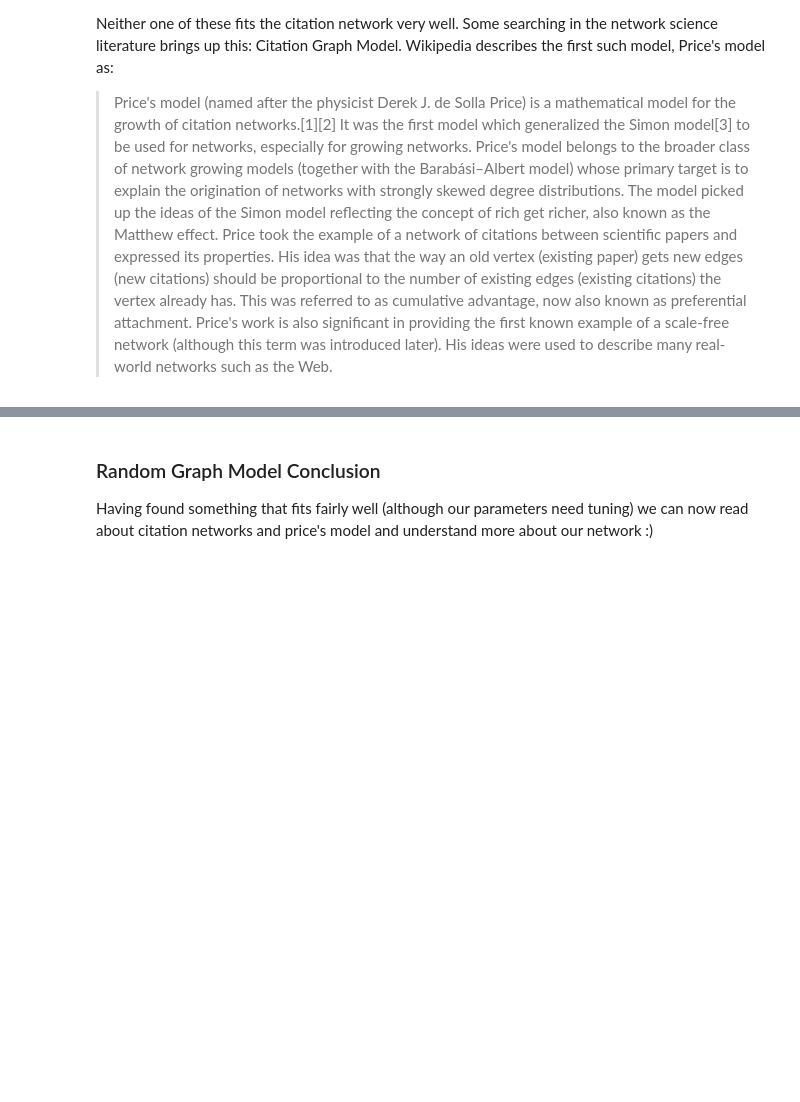
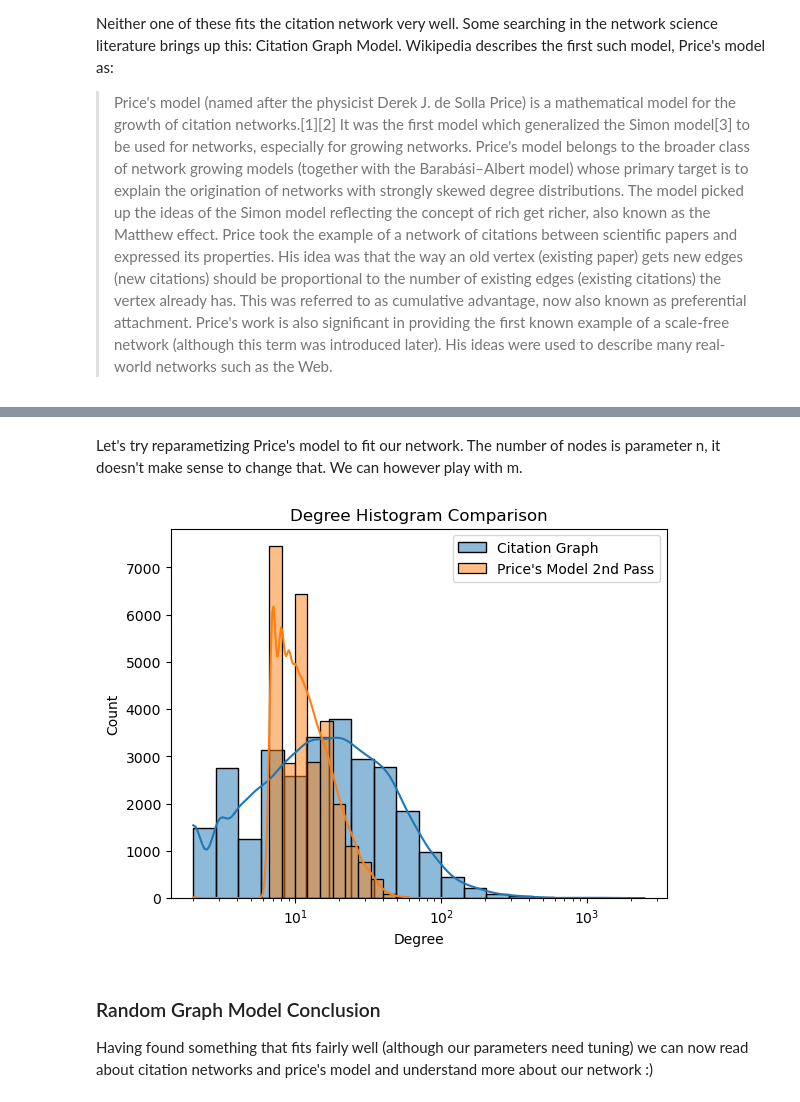
Before and after one commit to Graphlet-AI/graphml-class, a Jupyter notebook: Part 2 - Quantitative Networks - Social Network Analysis and Network Science.ipynb, the cells around one changed output, grey strips where cells are left out. Cells and saved outputs as stored; diff of their text form; code cells hidden in the pictures; blank space fills up the shorter version.

```diff
--- a/Part 2 - Quantitative Networks - Social Network Analysis and Network Science.ipynb
+++ b/Part 2 - Quantitative Networks - Social Network Analysis and Network Science.ipynb
@@ -427,3 +480,15 @@ plot_degrees(G, G_cite, "Price's Model")
+# %% [markdown]
+Let's try reparametizing Price's model to fit our network. The number of nodes is parameter n, it doesn't make sense to change that. We can however play with m.
+# %%
+n = G.number_of_nodes()
+m = (G.number_of_edges() // (n * 2))  # integer division
+
+# Note: this can take a while
+G_cite = citation_graph(n, m)
+
+plot_degrees(G, G_cite, "Price's Model 2nd Pass")
+# %% [output]
+[figure, added]
 # %% [markdown]
 ### Random Graph Model Conclusion
 
```
Also changed, not shown: parts of 16 cells of this notebook.
